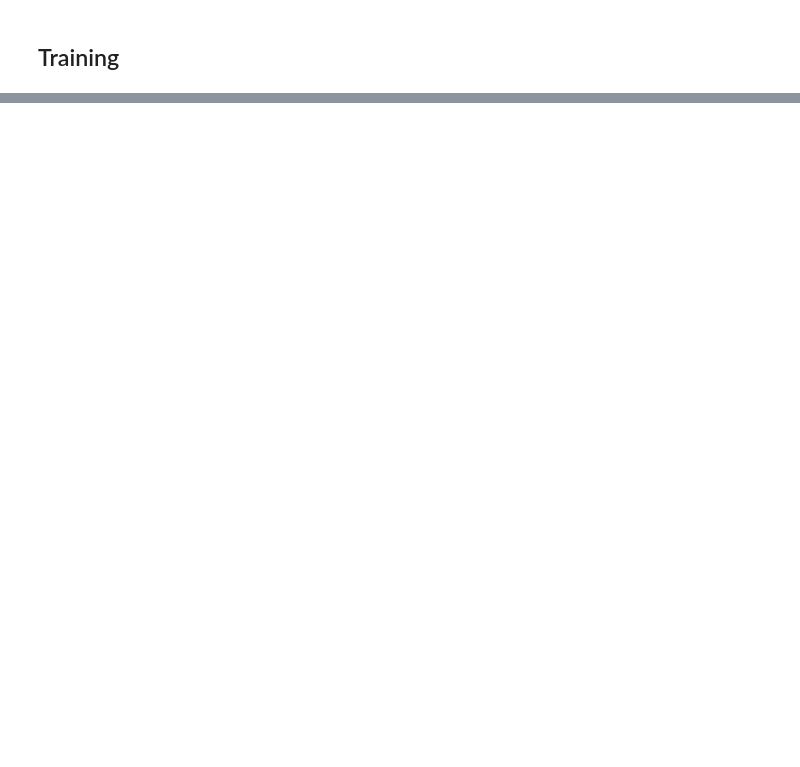
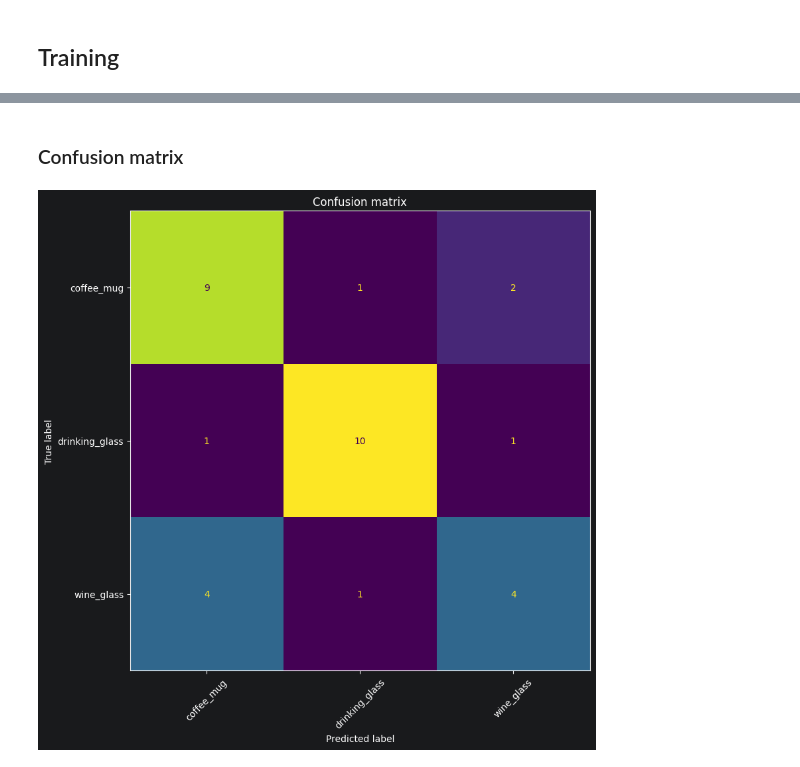
Before and after one commit to TheColourYellow/2026-Spring-Neural-Network-Project, a Jupyter notebook: assignment-2/mugs_cnn.ipynb, the cells around one changed output, grey strips where cells are left out. Drawn from its saved outputs; the diff is of its cells as text; code cells hidden in the pictures; blank space fills up the shorter version.

```diff
--- a/assignment-2/mugs_cnn.ipynb
+++ b/assignment-2/mugs_cnn.ipynb
@@ -197,0 +233,2 @@ Test accuracy: 0.5455
+# %%
+best_model = keras.models.load_model("mugs_cnn.keras")
@@ -221,0 +272,7 @@ plt.show()
+# %%
+y_true = np.concatenate([y.numpy() for _, y in test_ds], axis=0)
+y_prob = best_model.predict(test_ds, verbose=0)
+y_pred = np.argmax(y_prob, axis=1)
+y_true = np.argmax(y_true, axis=1)
+
+print(classification_report(y_true, y_pred, target_names=class_names))
@@ -221,0 +289,15 @@ plt.show()
+# %% [markdown]
+### Confusion matrix
+# %%
+cm = confusion_matrix(y_true, y_pred)
+
+fig, ax = plt.subplots(figsize=(9, 9))
+ConfusionMatrixDisplay(
+    confusion_matrix=cm,
+    display_labels=class_names
+).plot(ax=ax, xticks_rotation=45, colorbar=False)
+
+plt.title("Confusion matrix")
+plt.show()
+# %% [output]
+[figure, added]
```
Also changed, not shown: parts of 19 cells of this notebook.
